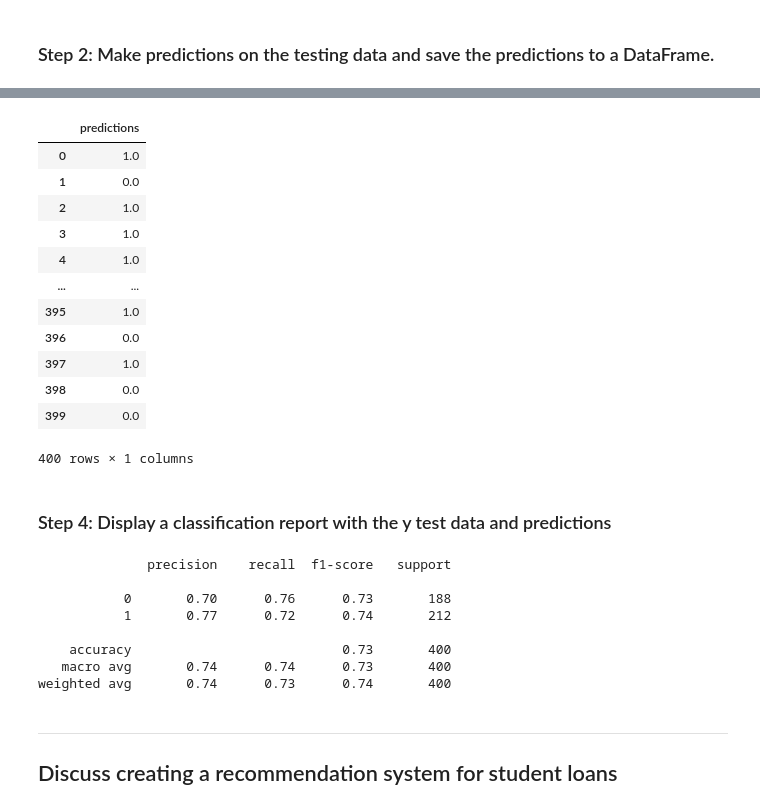
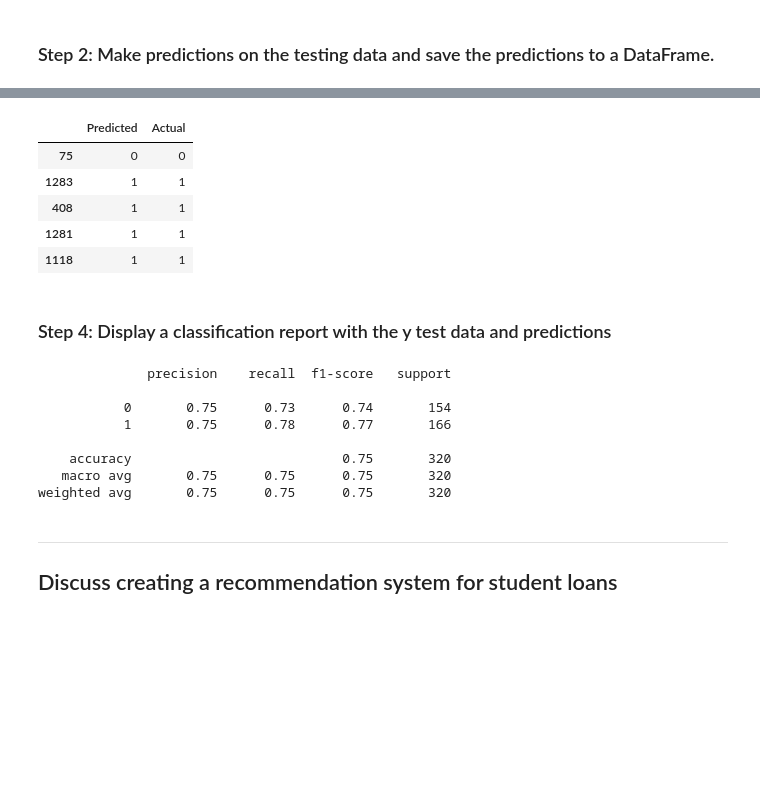
Before and after one commit to walterehickmanII/neural-network-challenge-1, a Jupyter notebook: student_loans_with_deep_learning.ipynb, the cells around one changed output, grey strips where cells are left out. Cells and saved outputs as stored; diff of their text form; code cells hidden in the pictures; blank space fills up the shorter version.

```diff
--- a/student_loans_with_deep_learning.ipynb
+++ b/student_loans_with_deep_learning.ipynb
@@ -250,7 +267,8 @@ loaded_model = load_model('student_loans.keras')
 ### Step 2: Make predictions on the testing data and save the predictions to a DataFrame.
 # %%
 # Make predictions with the test data
-
+predictions = loaded_model.predict(X_test_scaled)
 
 # Display a sample of the predictions
+rounded_predictions = [1 if pred > 0.5 else 0 for pred in predictions]
 # %% [output]
@@ -263,32 +276,30 @@ array([[0.63573396],
 # %%
 # Save the predictions to a DataFrame and round the predictions to binary results
+predictions_df = pd.DataFrame({'Predicted': rounded_predictions, 'Actual': y_test})
+predictions_df.head()
 # %% [output]
-|  | predictions |
-| 0 | 1.0 |
-| 1 | 0.0 |
-| 2 | 1.0 |
-| 3 | 1.0 |
-| 4 | 1.0 |
-| ... | ... |
-| 395 | 1.0 |
-| 396 | 0.0 |
-| 397 | 1.0 |
-| 398 | 0.0 |
-| 399 | 0.0 |
+|  | Predicted | Actual |
+| 75 | 0 | 0 |
+| 1283 | 1 | 1 |
+| 408 | 1 | 1 |
+| 1281 | 1 | 1 |
+| 1118 | 1 | 1 |
-400 rows × 1 columns
 # %% [markdown]
 ### Step 4: Display a classification report with the y test data and predictions
 # %%
 # Print the classification report with the y test data and predictions
+from sklearn.metrics import classification_report
+report = classification_report(y_test, rounded_predictions)
+print(report)
 # %% [output]
               precision    recall  f1-score   support
 
-           0       0.70      0.76      0.73       188
-           1       0.77      0.72      0.74       212
+           0       0.75      0.73      0.74       154
+           1       0.75      0.78      0.77       166
 
-    accuracy                           0.73       400
-   macro avg       0.74      0.74      0.73       400
-weighted avg       0.74      0.73      0.74       400
+    accuracy                           0.75       320
+   macro avg       0.75      0.75      0.75       320
+weighted avg       0.75      0.75      0.75       320
 # %% [markdown]
 ---
 ## Discuss creating a recommendation system for student loans
```
Also changed, not shown: parts of 7 cells of this notebook.
